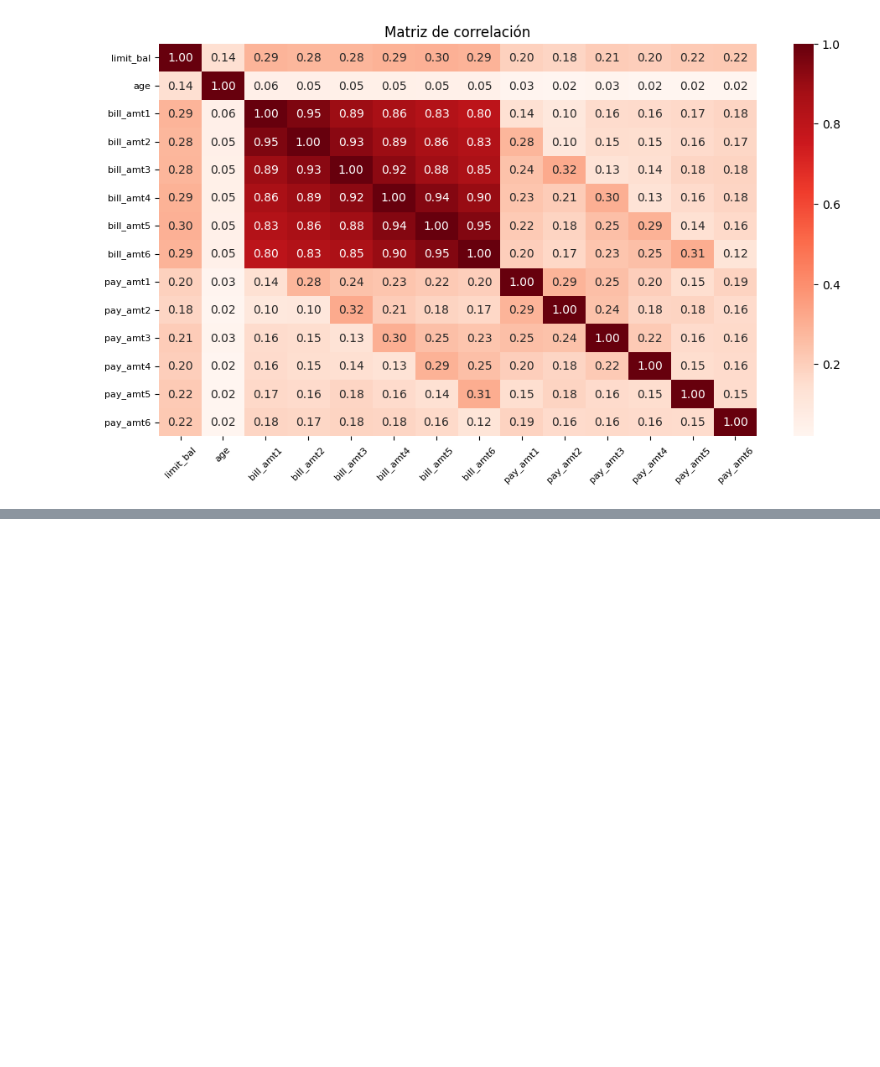
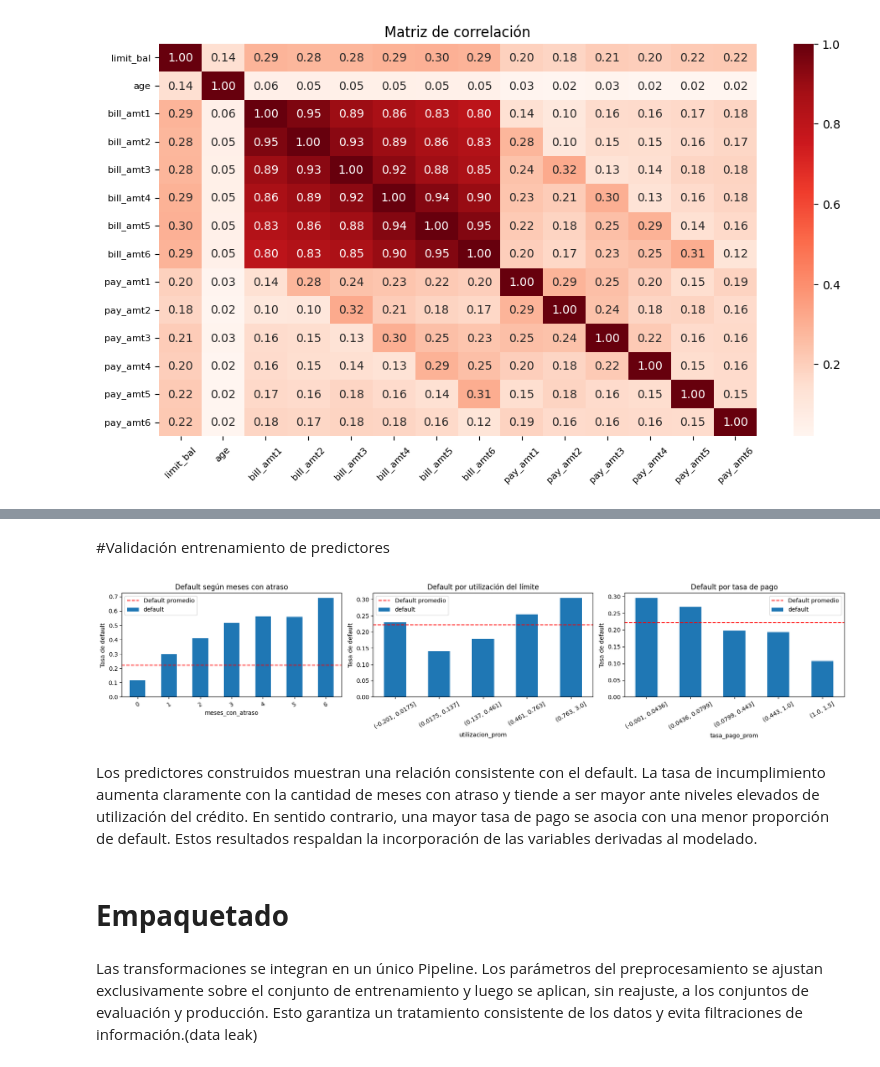
Before and after one commit to implementacion-modelos/Implementacion_modelos, a Jupyter notebook: TP_integrador_grupal.ipynb, the cells around one changed output, grey strips where cells are left out. Saved outputs shown, nothing was run; the diff lists cells and outputs as text; code cells hidden in the pictures; blank space fills up the shorter version.

```diff
--- a/TP_integrador_grupal.ipynb
+++ b/TP_integrador_grupal.ipynb
@@ -520,0 +924,10 @@ plt.show()
+# %%
+#Check
+
+preview = preprocess(X_train)
+
+print("Dimensión original de X_train:", X_train.shape)
+print("Dimensión después del preprocesamiento:", preview.shape)
+print("Faltantes después del preprocesamiento:", preview.isna().sum().sum())
+
+display(preview.head())
@@ -520,0 +970,51 @@ plt.show()
+# %% [markdown]
+#Validación entrenamiento de predictores
+# %%
+# Relación de variables construidas con el default
+aux = preview.assign(default=y_train)
+
+fig, axes = plt.subplots(1, 3, figsize=(18, 4))
+
+# Meses con atraso
+aux.groupby("meses_con_atraso")["default"].mean().plot(
+    kind="bar", ax=axes[0], title="Default según meses con atraso"
+)
+
+# Utilización promedio
+aux.groupby(
+    pd.qcut(aux["utilizacion_prom"], 5, duplicates="drop"),
+    observed=True
+)["default"].mean().plot(
+    kind="bar", ax=axes[1], title="Default por utilización del límite"
+)
+
+# Tasa de pago promedio
+aux.groupby(
+    pd.qcut(aux["tasa_pago_prom"], 5, duplicates="drop"),
+    observed=True
+)["default"].mean().plot(
+    kind="bar", ax=axes[2], title="Default por tasa de pago"
+)
+
+for ax in axes:
+    ax.axhline(
+        y_train.mean(),
+        color="red",
+        linestyle="--",
+        label="Default promedio"
+    )
+    ax.set_ylabel("Tasa de default")
+    ax.tick_params(axis="x", rotation=30)
+    ax.legend()
+
+plt.tight_layout()
+plt.show()
+# %% [output]
+[figure, added]
+# %% [markdown]
+Los predictores construidos muestran una relación consistente con el default. La tasa de incumplimiento aumenta claramente con la cantidad de meses con atraso y tiende a ser mayor ante niveles elevados de utilización del crédito. En sentido contrario, una mayor tasa de pago se asocia con una menor proporción de default. Estos resultados respaldan la incorporación de las variables derivadas al modelado.
+# %% [markdown]
+# **Empaquetado**
+# %% [markdown]
+Las transformaciones se integran en un único Pipeline.
+Los parámetros del preprocesamiento se ajustan exclusivamente sobre el conjunto de entrenamiento y luego se aplican, sin reajuste, a los conjuntos de evaluación y producción. Esto garantiza un tratamiento consistente de los datos y evita filtraciones de información.(data leak)
```
Also changed, not shown: parts of 18 cells of this notebook.
